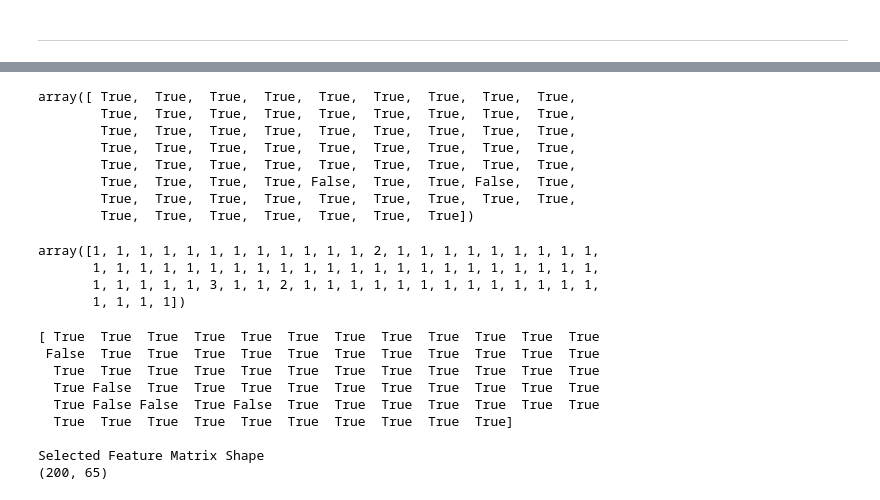
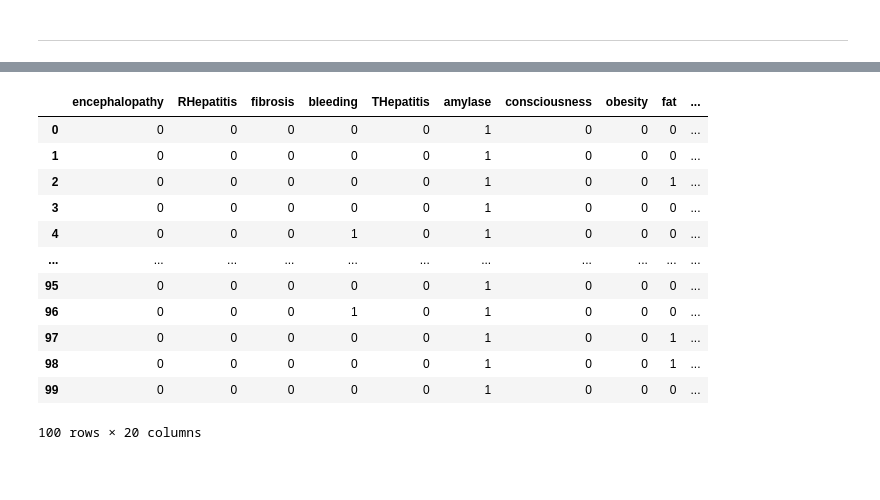
Before and after one commit to seamus-brady/aitiaexplorer, a Jupyter notebook: src/notebooks/experiments/Experiment_7.ipynb, the cells around one changed output, grey strips where cells are left out. Saved outputs shown, nothing was run; the diff lists cells and outputs as text; code cells hidden in the pictures; blank space fills up the shorter version.

```diff
--- a/src/notebooks/experiments/Experiment_7.ipynb
+++ b/src/notebooks/experiments/Experiment_7.ipynb
@@ -177,0 +163,4 @@ df_combined
+# %%
+# shuffle the data
+df_combined = df_combined.sample(frac=1)
+df_combined
@@ -178,5 +181,5 @@ df_combined
 # %%
-X = df_combined.drop(['synthetic'], axis=1).values
+X = df_combined.drop(['original_data'], axis=1).values
 X
 # %% [output]
 array([[ 0.00000000e+00,  0.00000000e+00,  0.00000000e+00, ...,
@@ -195,5 +198,5 @@ array([[ 0.00000000e+00,  0.00000000e+00,  0.00000000e+00, ...,
 # %%
-y = df_combined['synthetic'].values
+y = df_combined['original_data'].values
 # %%
 y = y.ravel()
 y
@@ -282,0 +250,8 @@ array([], dtype=int64)
+# %%
+feature_dict = {}
+# Print the name and gini importance of each feature
+for feature in zip(feat_labels, clf.feature_importances_):
+    feature_dict[feature[0]] = feature[1]
+features_sorted = {k: v for k, v in sorted(feature_dict.items(), key=lambda item: item[1])}
+features_sorted = list(features_sorted.keys())
+features_sorted.reverse()
@@ -334,38 +273,17 @@ BorutaPy(alpha=0.05,
-# %%
-# check selected features
-feat_selector.support_
-# %% [output]
-array([ True,  True,  True,  True,  True,  True,  True,  True,  True,
-        True,  True,  True,  True,  True,  True,  True,  True,  True,
-        True,  True,  True,  True,  True,  True,  True,  True,  True,
-        True,  True,  True,  True,  True,  True,  True,  True,  True,
-        True,  True,  True,  True,  True,  True,  True,  True,  True,
-        True,  True,  True,  True, False,  True,  True, False,  True,
-        True,  True,  True,  True,  True,  True,  True,  True,  True,
-        True,  True,  True,  True,  True,  True,  True])
-# %%
-# check ranking of features
-feat_selector.ranking_
-# %% [output]
-array([1, 1, 1, 1, 1, 1, 1, 1, 1, 1, 1, 1, 2, 1, 1, 1, 1, 1, 1, 1, 1, 1,
-       1, 1, 1, 1, 1, 1, 1, 1, 1, 1, 1, 1, 1, 1, 1, 1, 1, 1, 1, 1, 1, 1,
-       1, 1, 1, 1, 1, 3, 1, 1, 2, 1, 1, 1, 1, 1, 1, 1, 1, 1, 1, 1, 1, 1,
-       1, 1, 1, 1])
-# %%
-# Check selected features
-print(feat_selector.support_)
-# Select the chosen features from our dataframe.
-selected = X[:, feat_selector.support_]
-print ("")
-print ("Selected Feature Matrix Shape")
-print (selected.shape)
-# %% [output]
-[ True  True  True  True  True  True  True  True  True  True  True  True
- False  True  True  True  True  True  True  True  True  True  True  True
-  True  True  True  True  True  True  True  True  True  True  True  True
-  True False  True  True  True  True  True  True  True  True  True  True
-  True False False  True False  True  True  True  True  True  True  True
-  True  True  True  True  True  True  True  True  True  True]
-
-Selected Feature Matrix Shape
-(200, 65)
+# %%
+df_reduced = df[features_sorted[:20]]
+df_reduced
+# %% [output]
+|  | encephalopathy | RHepatitis | fibrosis | bleeding | THepatitis | amylase | consciousness | obesity | fat | ... |
+| 0 | 0 | 0 | 0 | 0 | 0 | 1 | 0 | 0 | 0 | ... |
+| 1 | 0 | 0 | 0 | 0 | 0 | 1 | 0 | 0 | 0 | ... |
+| 2 | 0 | 0 | 0 | 0 | 0 | 1 | 0 | 0 | 1 | ... |
+| 3 | 0 | 0 | 0 | 0 | 0 | 1 | 0 | 0 | 0 | ... |
+| 4 | 0 | 0 | 0 | 1 | 0 | 1 | 0 | 0 | 0 | ... |
+| ... | ... | ... | ... | ... | ... | ... | ... | ... | ... | ... |
+| 95 | 0 | 0 | 0 | 0 | 0 | 1 | 0 | 0 | 0 | ... |
+| 96 | 0 | 0 | 0 | 1 | 0 | 1 | 0 | 0 | 0 | ... |
+| 97 | 0 | 0 | 0 | 0 | 0 | 1 | 0 | 0 | 1 | ... |
+| 98 | 0 | 0 | 0 | 0 | 0 | 1 | 0 | 0 | 1 | ... |
+| 99 | 0 | 0 | 0 | 0 | 0 | 1 | 0 | 0 | 0 | ... |
+100 rows × 20 columns
```
Also changed, not shown: parts of 24 cells of this notebook, 1 other file.
